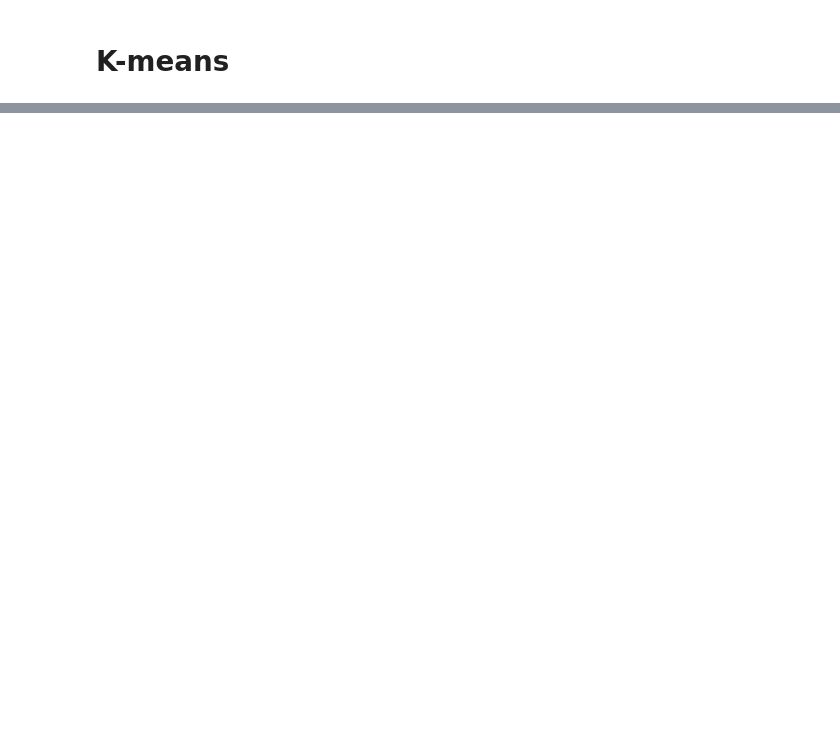
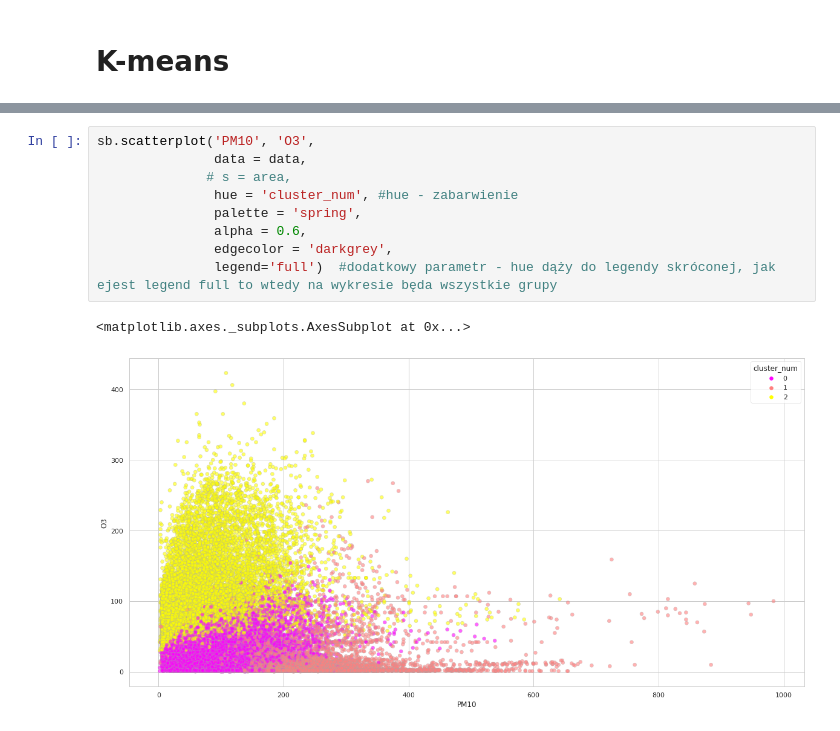
Before and after one commit to KatBotkowska/Charity_donation, a Jupyter notebook: Warsztaty_WiT_4_modelowanie_ML.ipynb, the cells around one changed output, grey strips where cells are left out. Saved outputs shown, nothing was run; the diff lists cells and outputs as text; blank space fills up the shorter version.

```diff
--- a/Warsztaty_WiT_4_modelowanie_ML.ipynb
+++ b/Warsztaty_WiT_4_modelowanie_ML.ipynb
@@ -219 +394,13 @@ data.groupby('cluster_num').mean()
+# %%
+sb.scatterplot('PM10', 'O3',
+               data = data,
+              # s = area,
+               hue = 'cluster_num', #hue - zabarwienie
+               palette = 'spring',
+               alpha = 0.6,
+               edgecolor = 'darkgrey',
+               legend='full')  #dodatkowy parametr - hue dąży do legendy skróconej, jak ejest legend full to wtedy na wykresie będa wszystkie grupy
+# %% [output]
+<matplotlib.axes._subplots.AxesSubplot at 0x...>
+[figure, added]
 # %%
```
Also changed, not shown: parts of 37 cells of this notebook.
